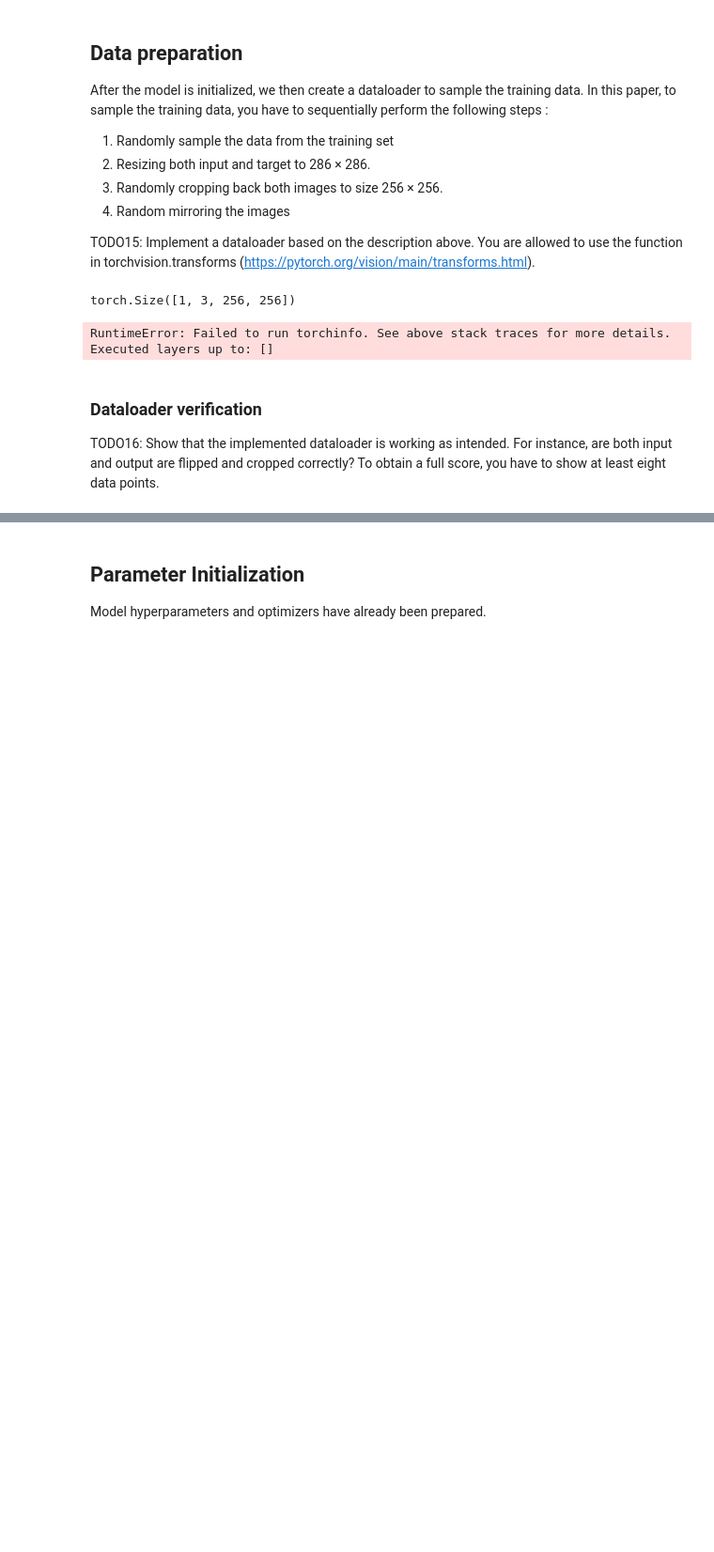
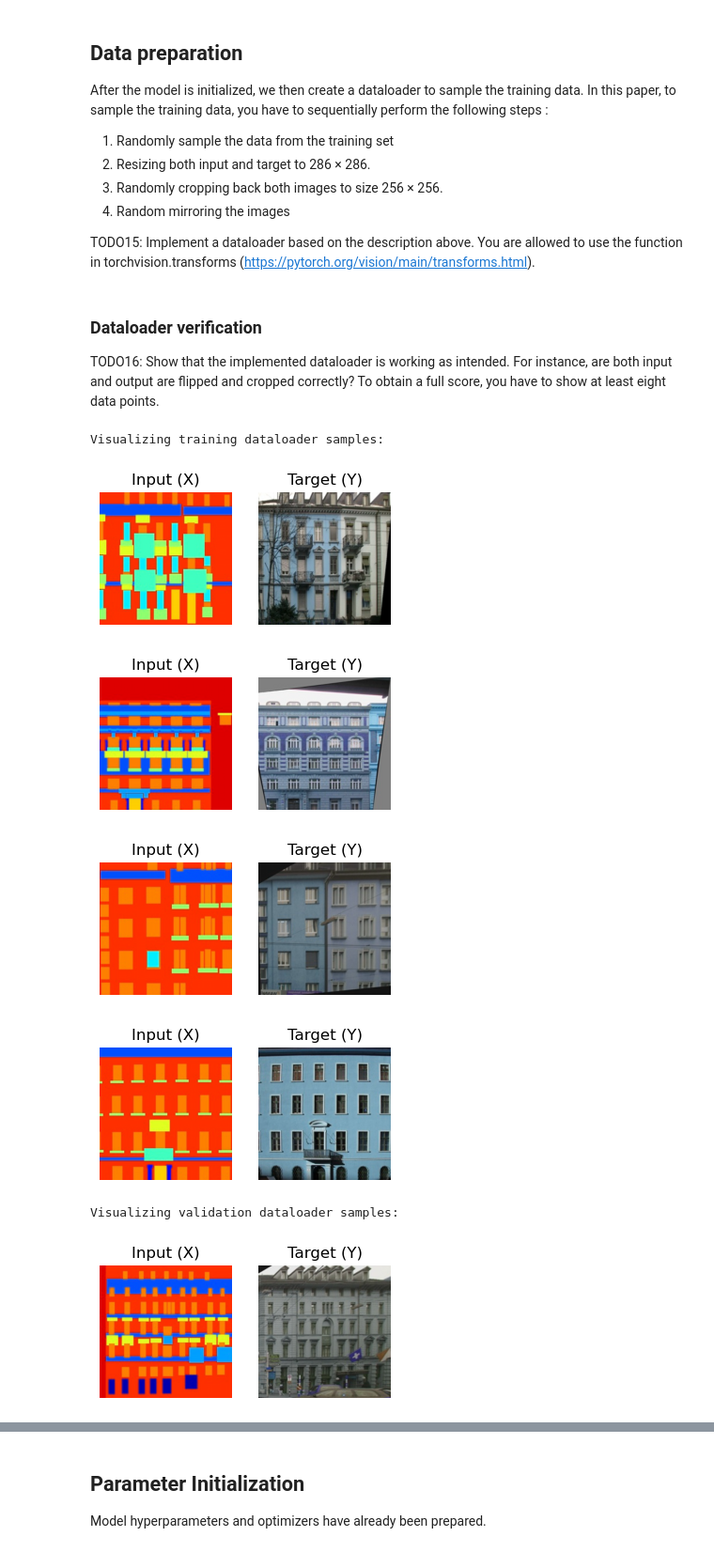
Before and after one commit to JeansAthiwat/PATT_RECOG-REQUIEM, a Jupyter notebook: HW/HW07/HW7_GANs_(student_version).ipynb, the cells around one changed output, grey strips where cells are left out. Shown at 94% size. Saved outputs shown, nothing was run; the diff lists cells and outputs as text; code cells hidden in the pictures; blank space fills up the shorter version.

```diff
--- a/HW/HW07/HW7_GANs_(student_version).ipynb
+++ b/HW/HW07/HW7_GANs_(student_version).ipynb
@@ -709,30 +709,3 @@ After the model is initialized, we then create a dataloader to sample the traini
 
 
 TODO15: Implement a dataloader based on the description above. You are allowed to use the function in torchvision.transforms (https://pytorch.org/vision/main/transforms.html).
-# %%
-# TODO15 implement a dataloader
-from torchvision.transforms import v2
-
-class CMPFacadePix2Pix(Dataset):
-    def __init__(self,X, Y,transforms=None):
-        self.X = X
-        self.Y = Y
-        self.transforms = transforms
-    def __len__(self):
-        return self.X.shape[0]
-
-    def __getitem__(self, idx):
-        x, y = self.X[idx], self.Y[idx]
-        if self.transforms is not None:
-            x = self.transforms(x)
-            y = self.transforms(y)
-        return x, y
-
-transforms = v2.Compose([
-    v2.Resize(286,286),
-    v2.RandomResizedCrop(size=(256,256)),
-    v2.RandomHorizontalFlip(),
-])
-# %% [output]
-torch.Size([1, 3, 256, 256])
-RuntimeError: Failed to run torchinfo. See above stack traces for more details. Executed layers up to: []
@@ -745,0 +778,48 @@ pass
+# %%
+#TODO16 show that the dataloader is working properly
+import matplotlib.pyplot as plt
+
+# Define a function to visualize input-output pairs
+def visualize_dataloader_samples(dataloader, num_samples=8):
+    # Fetch a single batch from the dataloader
+    shown_count = 0
+    for x, y in dataloader:
+        # Only show the specified number of samples
+        for i in range(min(num_samples, x.shape[0])):
+            # Plot the input (x) and target (y) side by side
+            plt.figure(figsize=(4, 2))
+
+            # Input image
+            plt.subplot(1, 2, 1)
+            plt.imshow(torch.clamp(((x[i] + 1) / 2),0.0,1.0).permute(1, 2, 0).cpu().numpy())
+            plt.title("Input (X)")
+            plt.axis("off")
+
+            # Target image
+            plt.subplot(1, 2, 2)
+            plt.imshow(torch.clamp(((y[i] + 1) / 2),0.0,1.0).permute(1, 2, 0).cpu().numpy())
+            plt.title("Target (Y)")
+            plt.axis("off")
+
+            plt.show()
+            shown_count += 1
+
+        # Break after showing the required number of samples
+        if shown_count >= num_samples:
+            break
+
+# Visualize samples from the training dataloader
+print("Visualizing training dataloader samples:")
+visualize_dataloader_samples(cmp_facade_trainloader, num_samples=4)
+
+# Visualize samples from the validation dataloader
+print("Visualizing validation dataloader samples:")
+visualize_dataloader_samples(cmp_facade_valloader, num_samples=4)
+# %% [output]
+Visualizing training dataloader samples:
+[figure, added]
+[figure, added]
+[figure, added]
+[figure, added]
+Visualizing validation dataloader samples:
+[figure, added]
```
Also changed, not shown: parts of 4 cells of this notebook, 2 other files.
